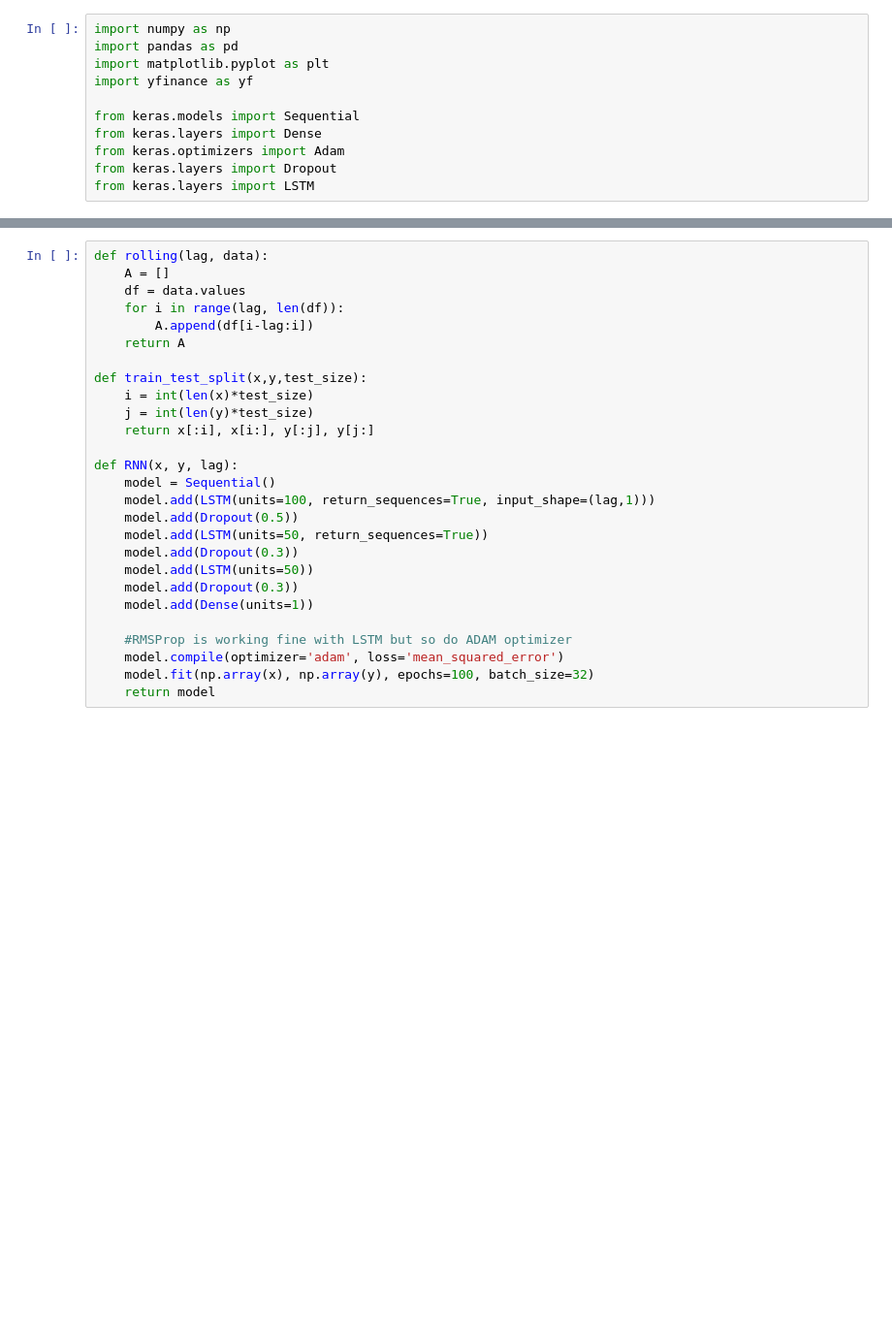
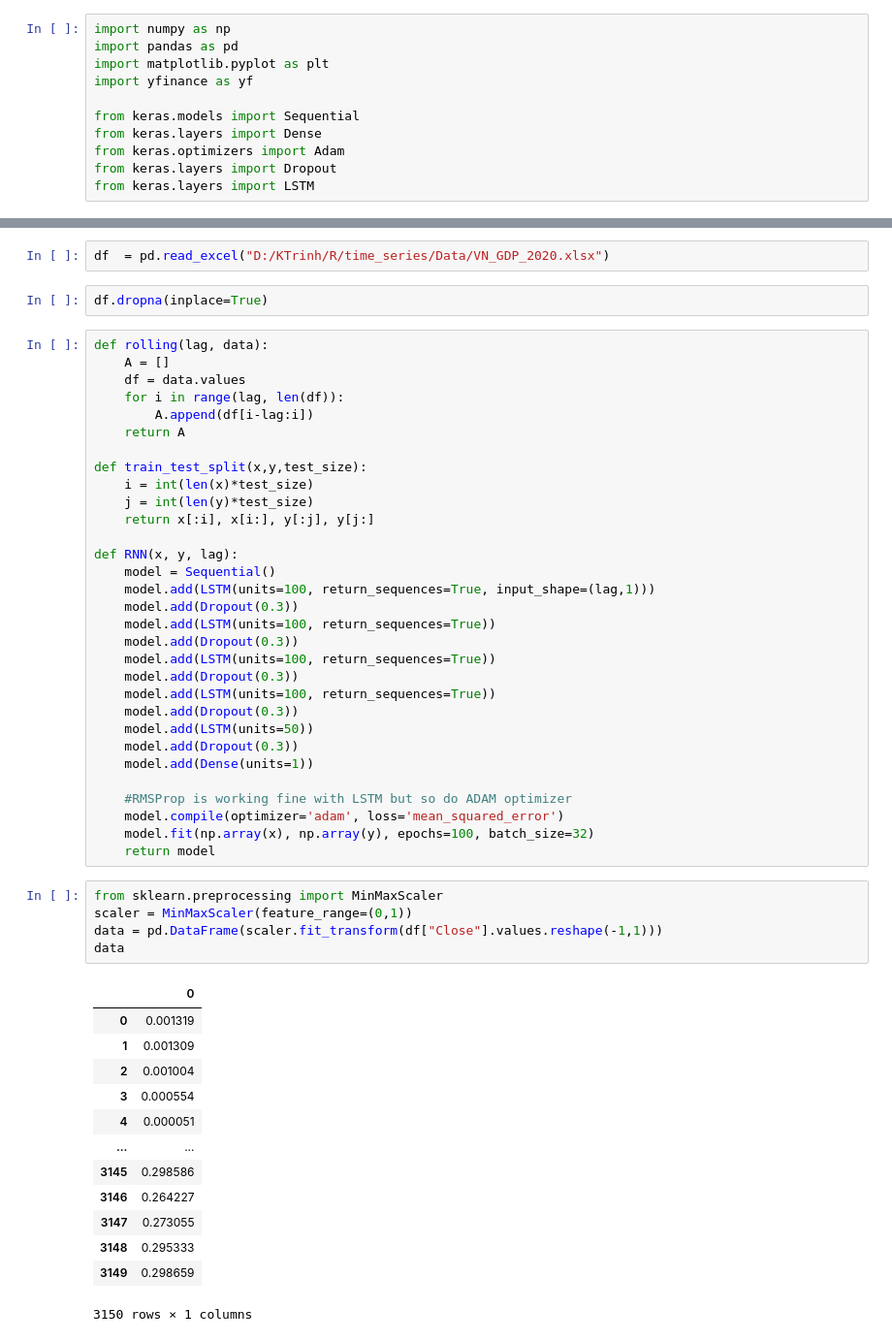
Before and after one commit to khanhtrinh2003/Finance, a Jupyter notebook: Prediction/recurrent_neural_network.ipynb, the cells around one changed output, grey strips where cells are left out. Shown at 97% size. Saved outputs shown, nothing was run; the diff lists cells and outputs as text; blank space fills up the shorter version.

```diff
--- a/Prediction/recurrent_neural_network.ipynb
+++ b/Prediction/recurrent_neural_network.ipynb
@@ -15,5 +15,9 @@ df = pd.DataFrame(yf.download(stock, '2020-01-01', '2022-12-31')["Close"])
 # %% [output]
 [*********************100%***********************]  1 of 1 completed
+# %%
+df  = pd.read_excel("D:/KTrinh/R/time_series/Data/VN_GDP_2020.xlsx")
+# %%
+df.dropna(inplace=True)
 # %%
 def rolling(lag, data):
     A = []
@@ -30,8 +34,12 @@ def train_test_split(x,y,test_size):
 def RNN(x, y, lag):
     model = Sequential()
     model.add(LSTM(units=100, return_sequences=True, input_shape=(lag,1)))
-    model.add(Dropout(0.5))
-    model.add(LSTM(units=50, return_sequences=True))
+    model.add(Dropout(0.3))
+    model.add(LSTM(units=100, return_sequences=True))
+    model.add(Dropout(0.3))
+    model.add(LSTM(units=100, return_sequences=True))
+    model.add(Dropout(0.3))
+    model.add(LSTM(units=100, return_sequences=True))
     model.add(Dropout(0.3))
     model.add(LSTM(units=50))
     model.add(Dropout(0.3))
@@ -41,5 +49,24 @@ def RNN(x, y, lag):
     model.compile(optimizer='adam', loss='mean_squared_error')
     model.fit(np.array(x), np.array(y), epochs=100, batch_size=32)
     return model
+# %%
+from sklearn.preprocessing import MinMaxScaler
+scaler = MinMaxScaler(feature_range=(0,1))
+data = pd.DataFrame(scaler.fit_transform(df["Close"].values.reshape(-1,1)))
+data
+# %% [output]
+|  | 0 |
+| 0 | 0.001319 |
+| 1 | 0.001309 |
+| 2 | 0.001004 |
+| 3 | 0.000554 |
+| 4 | 0.000051 |
+| ... | ... |
+| 3145 | 0.298586 |
+| 3146 | 0.264227 |
+| 3147 | 0.273055 |
+| 3148 | 0.295333 |
+| 3149 | 0.298659 |
+3150 rows × 1 columns
 # %%
 lag = 5
```
Also changed, not shown: parts of 6 cells of this notebook, 7 other files.
